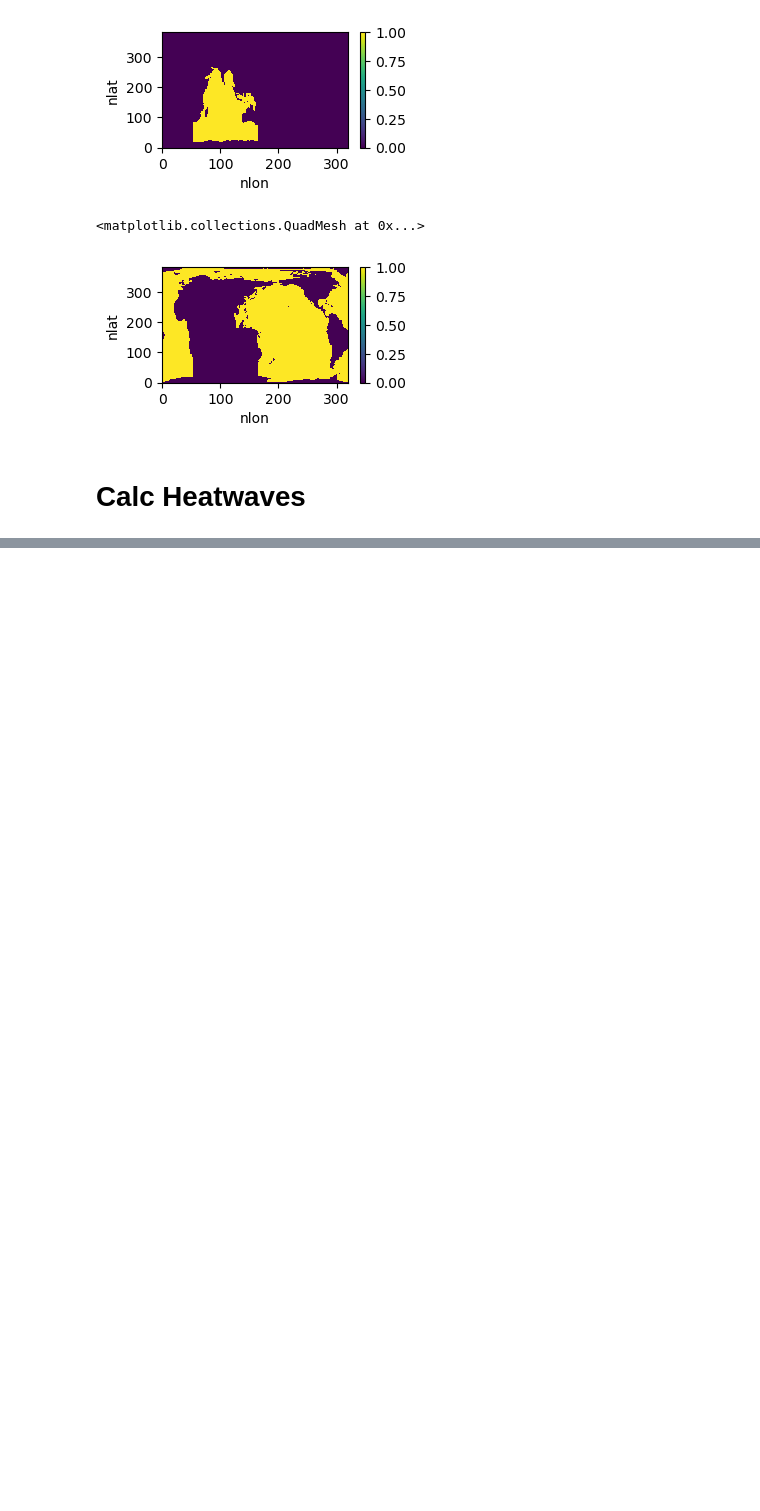
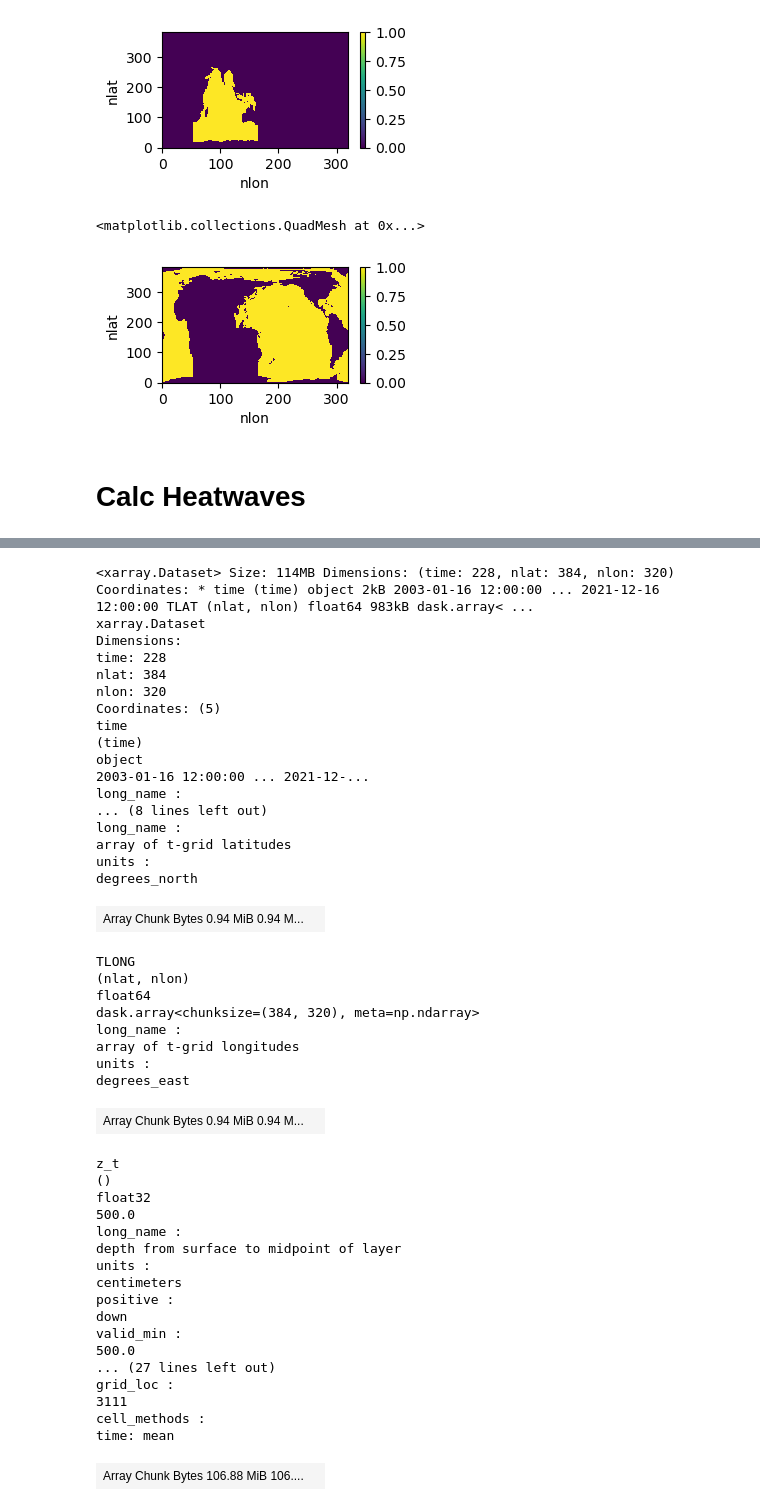
Before and after one commit to kristenkrumhardt/INDEX-BGC, a Jupyter notebook: heatwaves/heatwaves_Hobday2016_CESM2.ipynb, the cells around one changed output, grey strips where cells are left out. Saved outputs shown, nothing was run; the diff lists cells and outputs as text; code cells hidden in the pictures; blank space fills up the shorter version.

```diff
--- a/heatwaves/heatwaves_Hobday2016_CESM2.ipynb
+++ b/heatwaves/heatwaves_Hobday2016_CESM2.ipynb
@@ -229,2 +427,2 @@ import pandas as pd
 # %%
-ds = ds_fosi[['TEMP']]
+ds
@@ -316,0 +462,48 @@ TypeError: <class 'cftime._cftime.DatetimeNoLeap'> is not convertible to datetim
+# %%
+ds
+# %% [output]
+<xarray.Dataset> Size: 114MB Dimensions: (time: 228, nlat: 384, nlon: 320) Coordinates: * time (time) object 2kB 2003-01-16 12:00:00 ... 2021-12-16 12:00:00 TLAT (nlat, nlon) float64 983kB dask.array< ...
+xarray.Dataset
+Dimensions:
+time: 228
+nlat: 384
+nlon: 320
+Coordinates: (5)
+time
+(time)
+object
+2003-01-16 12:00:00 ... 2021-12-...
+long_name :
+... (8 lines left out)
+long_name :
+array of t-grid latitudes
+units :
+degrees_north
+| Array Chunk Bytes 0.94 MiB 0.94 M... |  |
+TLONG
+(nlat, nlon)
+float64
+dask.array<chunksize=(384, 320), meta=np.ndarray>
+long_name :
+array of t-grid longitudes
+units :
+degrees_east
+| Array Chunk Bytes 0.94 MiB 0.94 M... |  |
+z_t
+()
+float32
+500.0
+long_name :
+depth from surface to midpoint of layer
+units :
+centimeters
+positive :
+down
+valid_min :
+500.0
+... (27 lines left out)
+grid_loc :
+3111
+cell_methods :
+time: mean
+| Array Chunk Bytes 106.88 MiB 106.... |  |
```
Also changed, not shown: parts of 14 cells of this notebook.
